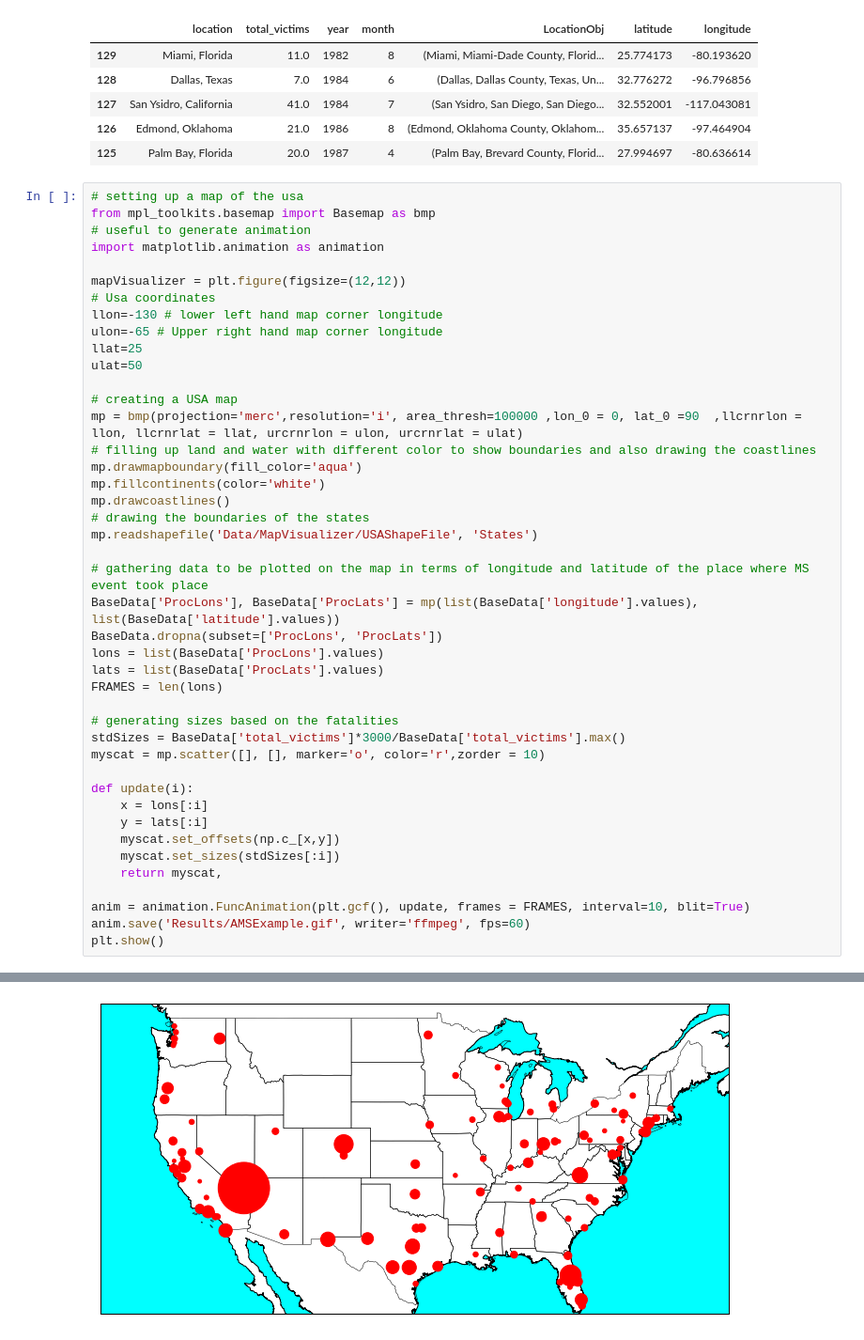
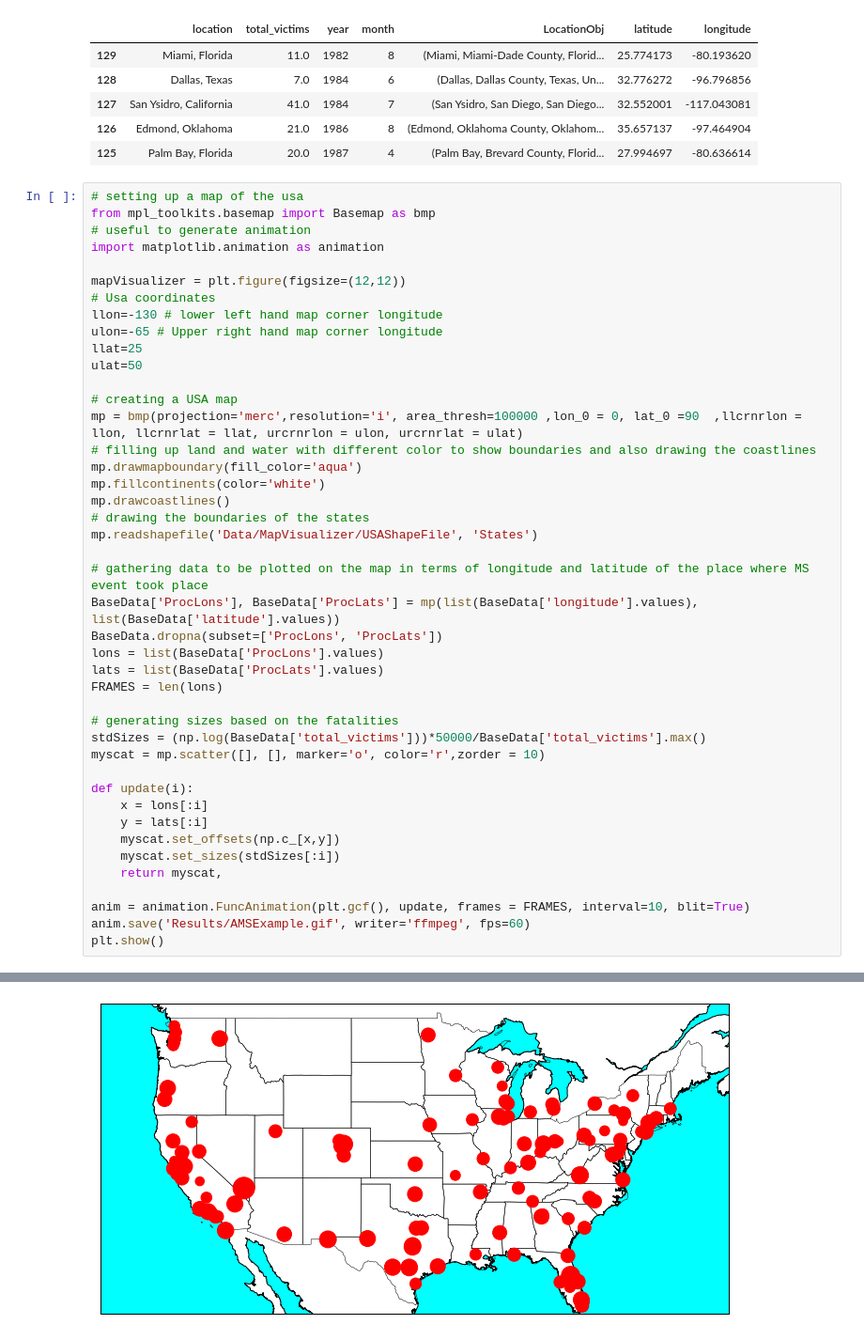
Before and after one commit to CPaladiya/IBM_AI_Professional_Course, a Jupyter notebook: AA_Map_Visualizer.ipynb, the cells around one changed output, grey strips where cells are left out. Shown at 94% size. Saved outputs shown, nothing was run; the diff lists cells and outputs as text.

Commit message:
Update : Logarithmic scaling to make data visible

```diff
--- a/AA_Map_Visualizer.ipynb
+++ b/AA_Map_Visualizer.ipynb
@@ -171,32 +172,32 @@ ulat=50
 mp = bmp(projection='merc',resolution='i', area_thresh=100000 ,lon_0 = 0, lat_0 =90  ,llcrnrlon = llon, llcrnrlat = llat, urcrnrlon = ulon, urcrnrlat = ulat)
 # filling up land and water with different color to show boundaries and also drawing the coastlines
 mp.drawmapboundary(fill_color='aqua')
 mp.fillcontinents(color='white')
 mp.drawcoastlines()
 # drawing the boundaries of the states
 mp.readshapefile('Data/MapVisualizer/USAShapeFile', 'States')
 
 # gathering data to be plotted on the map in terms of longitude and latitude of the place where MS event took place
 BaseData['ProcLons'], BaseData['ProcLats'] = mp(list(BaseData['longitude'].values), list(BaseData['latitude'].values))
 BaseData.dropna(subset=['ProcLons', 'ProcLats'])
 lons = list(BaseData['ProcLons'].values)
 lats = list(BaseData['ProcLats'].values)
 FRAMES = len(lons)
 
 # generating sizes based on the fatalities
-stdSizes = BaseData['total_victims']*3000/BaseData['total_victims'].max()
+stdSizes = (np.log(BaseData['total_victims']))*50000/BaseData['total_victims'].max()
 myscat = mp.scatter([], [], marker='o', color='r',zorder = 10)
 
 def update(i):
     x = lons[:i]
     y = lats[:i]
     myscat.set_offsets(np.c_[x,y])
     myscat.set_sizes(stdSizes[:i])
     return myscat,
 
 anim = animation.FuncAnimation(plt.gcf(), update, frames = FRAMES, interval=10, blit=True)
 anim.save('Results/AMSExample.gif', writer='ffmpeg', fps=60)
 plt.show()
 # %% [output]
 MovieWriter ffmpeg unavailable; using Pillow instead.
-[figure, old version]
+[figure, new version]
```
Also changed, not shown: parts of 1 cell of this notebook, 1 other file.
